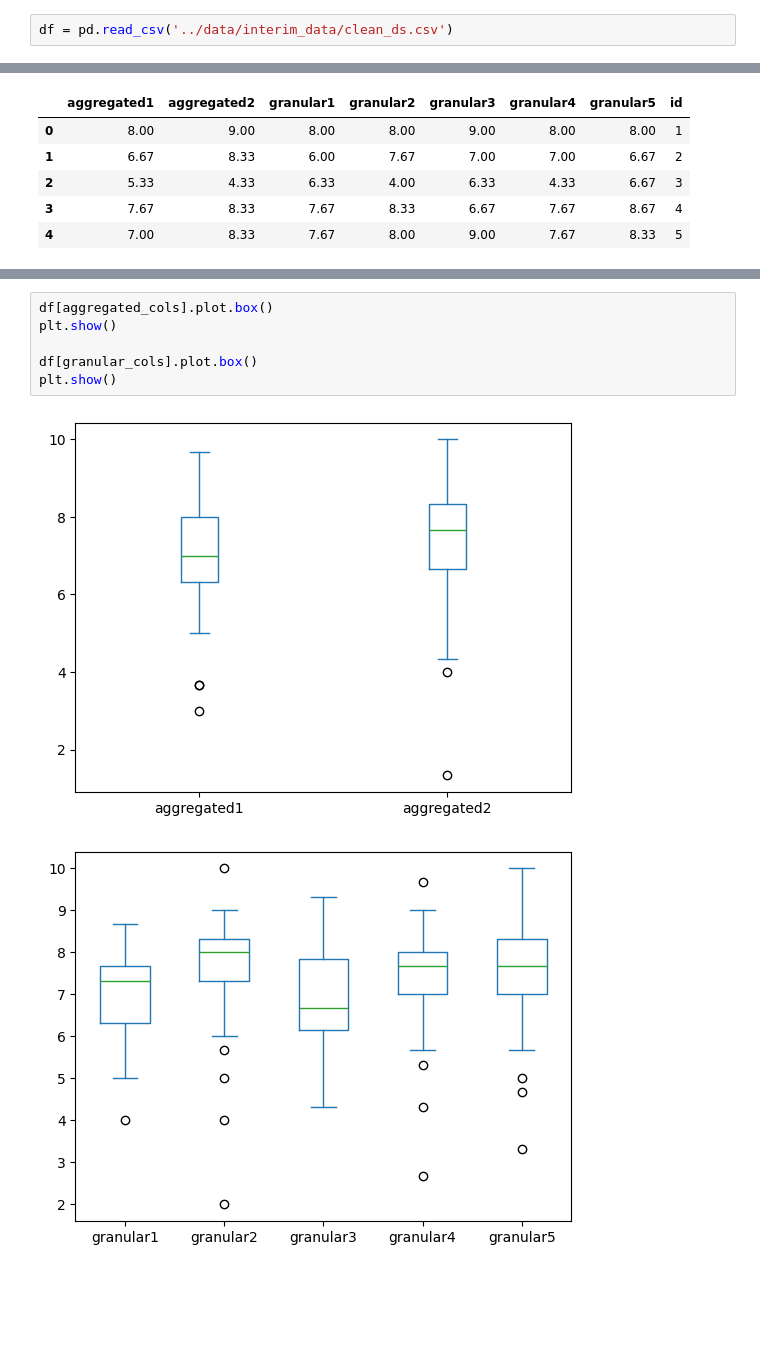
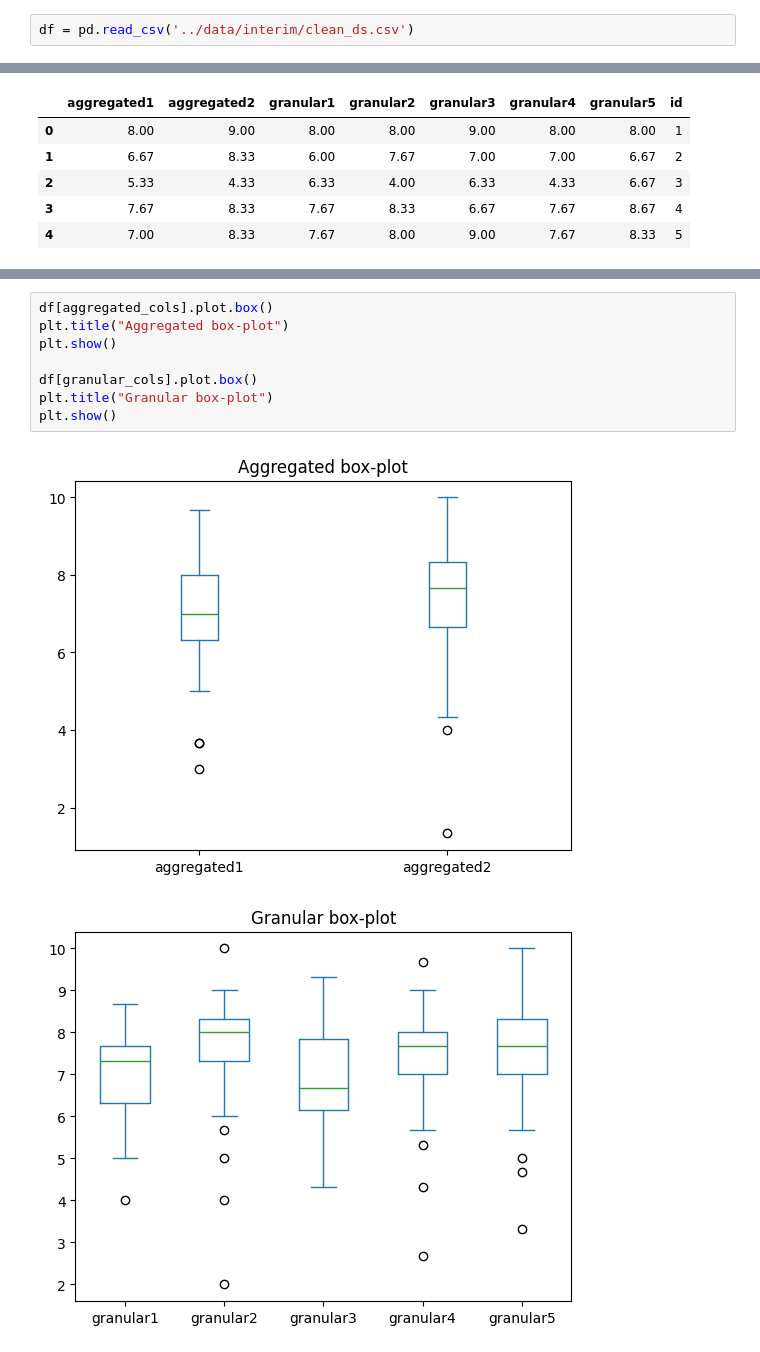
Before and after one commit to SamueleLippolis/marks-analysis-, a Jupyter notebook: notebooks/prototype02_interimDataExploration.ipynb, the cells around one changed output, grey strips where cells are left out. Cells and saved outputs as stored; diff of their text form; blank space fills up the shorter version.

```diff
--- a/notebooks/prototype02_interimDataExploration.ipynb
+++ b/notebooks/prototype02_interimDataExploration.ipynb
@@ -6,7 +6,7 @@
 import pandas as pd
 import matplotlib.pyplot as plt
 # %%
-df = pd.read_csv('../data/interim_data/clean_ds.csv')
+df = pd.read_csv('../data/interim/clean_ds.csv')
 # %%
 df.head()
 # %% [output]
@@ -35,10 +63,12 @@ granular5: mean = 7.5735, std = 1.3179
 # %%
 df[aggregated_cols].plot.box()
+plt.title("Aggregated box-plot")
 plt.show()
 
 df[granular_cols].plot.box()
+plt.title("Granular box-plot")
 plt.show()
 # %% [output]
-[figure, old version]
+[figure, new version]
-[figure, old version]
+[figure, new version]
 # %%
```
Also changed, not shown: parts of 5 cells of this notebook, 32 other files.
